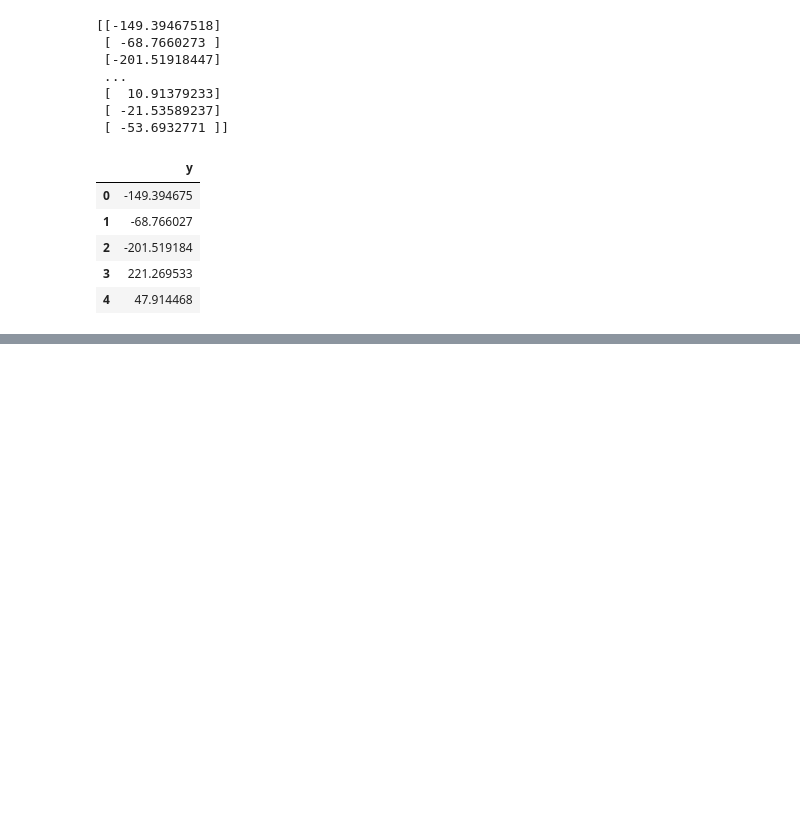
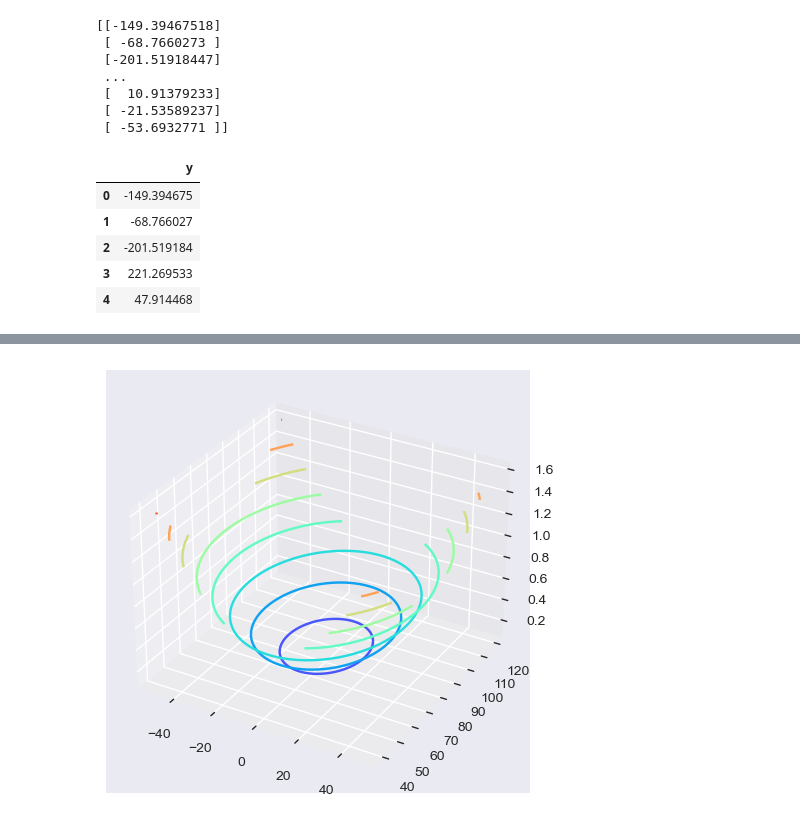
Before and after one commit to GarvLuthra24/Score-Prediction-Using-Linear-Regression, a Jupyter notebook: score_prediction.ipynb, the cells around one changed output, grey strips where cells are left out. Saved outputs shown, nothing was run; the diff lists cells and outputs as text; code cells hidden in the pictures; blank space fills up the shorter version.

```diff
--- a/score_prediction.ipynb
+++ b/score_prediction.ipynb
@@ -203,0 +294,9 @@ df.to_csv('y_prediction.csv' , index = False)
+# %%
+# Contour Plot
+
+fig = plt.figure()
+axes = fig.add_subplot(projection = '3d')
+axes.contour(T0 , T1 , Z, cmap= 'rainbow')
+plt.show()
+# %% [output]
+[figure, added]
```
Also changed, not shown: parts of 7 cells of this notebook.
